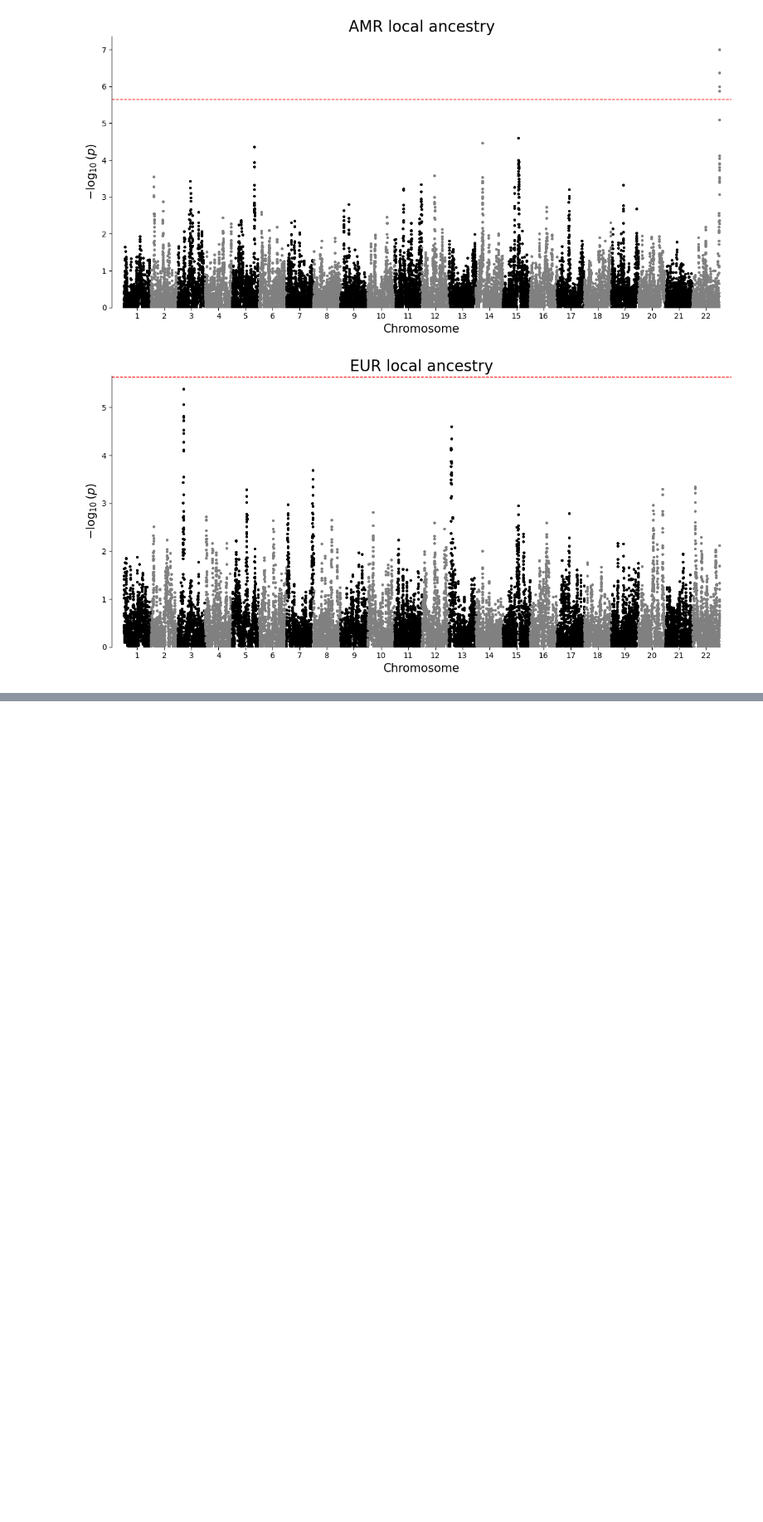
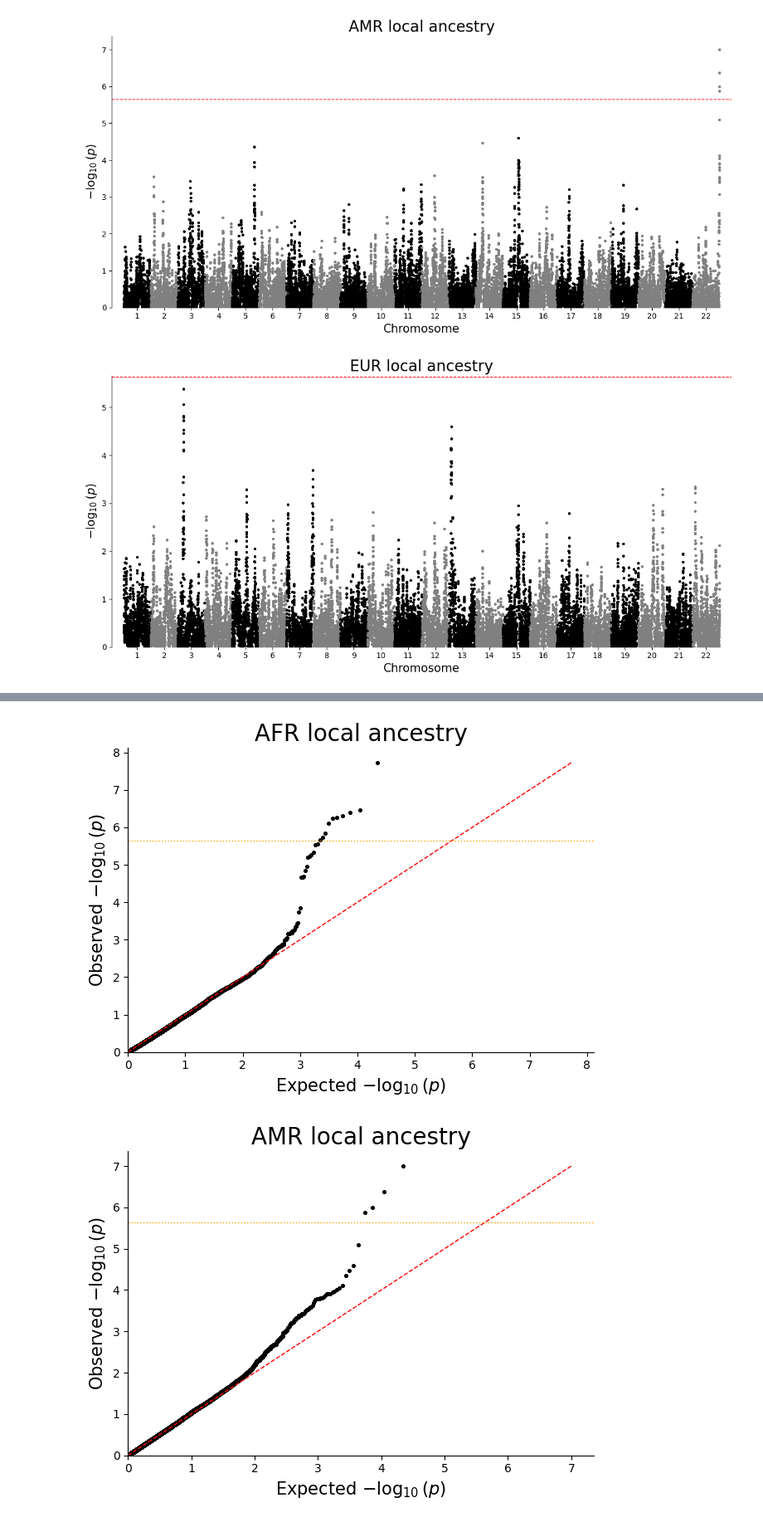
Before and after one commit to AI-sandbox/snputils, a Jupyter notebook: docs/tutorials/admixture-mapping.ipynb, the cells around one changed output, grey strips where cells are left out. Shown at 83% size. Saved outputs shown, nothing was run; the diff lists cells and outputs as text; code cells hidden in the pictures; blank space fills up the shorter version.

```diff
--- a/docs/tutorials/admixture-mapping.ipynb
+++ b/docs/tutorials/admixture-mapping.ipynb
@@ -194,0 +203,7 @@ for ancestry in sorted(plot_df["ANCESTRY"].unique()):
+# %%
+for ancestry in sorted(plot_df["ANCESTRY"].unique()):
+    ancestry_df = plot_df.loc[plot_df["ANCESTRY"] == ancestry, ["P"]].copy()
+    qq_plot(ancestry_df, title=f"{ancestry} local ancestry")
+# %% [output]
+[figure, added]
+[figure, added]
```
Also changed, not shown: parts of 5 cells of this notebook.
